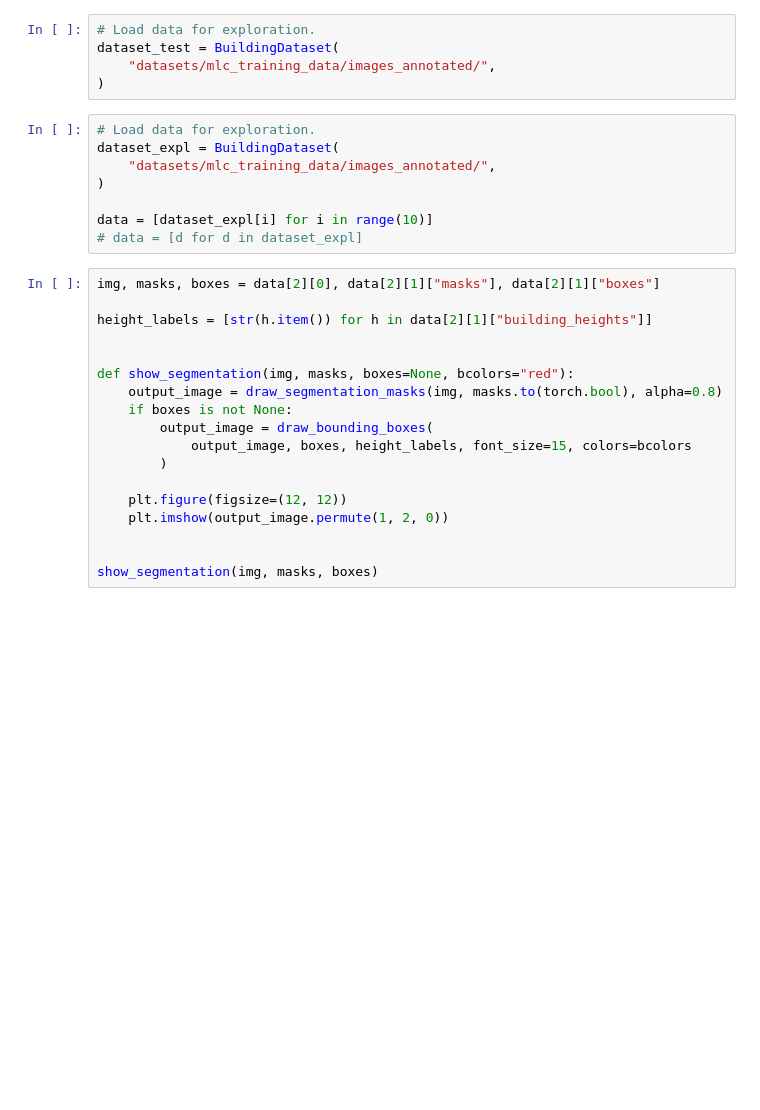
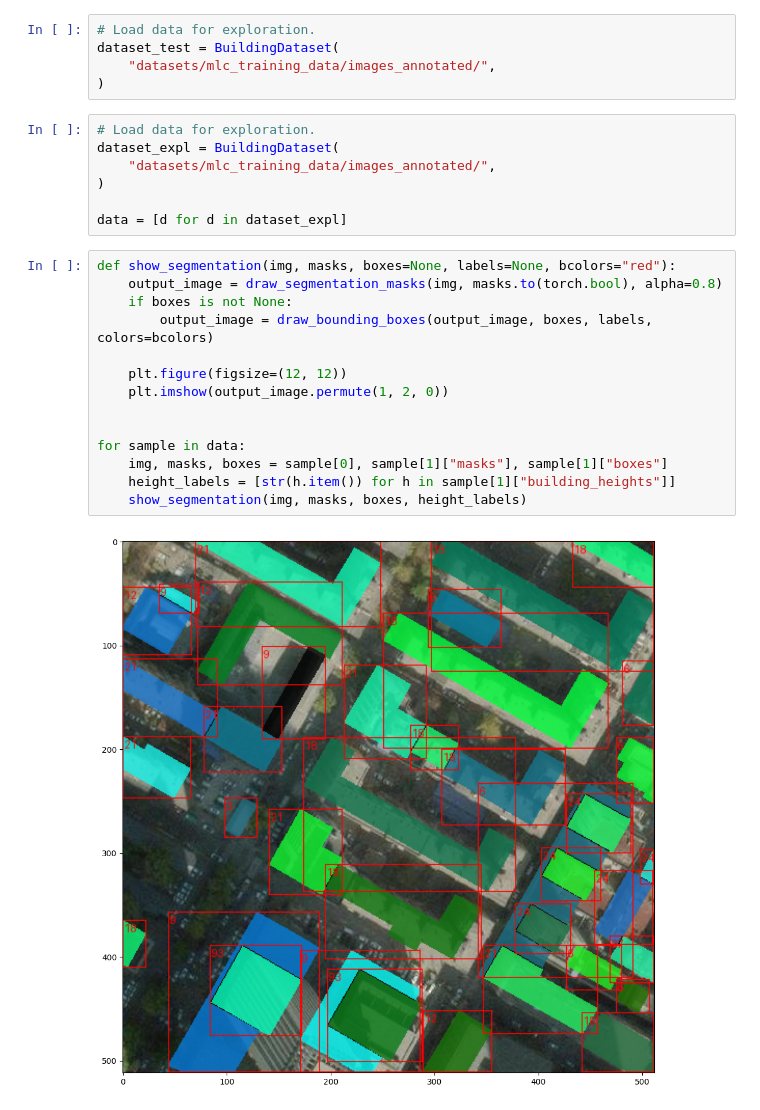
Before and after one commit to meddion/building_height_estimation, a Jupyter notebook: main.ipynb, the cells around one changed output. Cells and saved outputs as stored; diff of their text form; blank space fills up the shorter version.

```diff
--- a/main.ipynb
+++ b/main.ipynb
@@ -18,26 +18,23 @@ dataset_expl = BuildingDataset(
     "datasets/mlc_training_data/images_annotated/",
 )
 
-data = [dataset_expl[i] for i in range(10)]
-# data = [d for d in dataset_expl]
+data = [d for d in dataset_expl]
 # %%
-img, masks, boxes = data[2][0], data[2][1]["masks"], data[2][1]["boxes"]
-
-height_labels = [str(h.item()) for h in data[2][1]["building_heights"]]
-
-
-def show_segmentation(img, masks, boxes=None, bcolors="red"):
+def show_segmentation(img, masks, boxes=None, labels=None, bcolors="red"):
     output_image = draw_segmentation_masks(img, masks.to(torch.bool), alpha=0.8)
     if boxes is not None:
-        output_image = draw_bounding_boxes(
-            output_image, boxes, height_labels, font_size=15, colors=bcolors
-        )
+        output_image = draw_bounding_boxes(output_image, boxes, labels, colors=bcolors)
 
     plt.figure(figsize=(12, 12))
     plt.imshow(output_image.permute(1, 2, 0))
 
 
-show_segmentation(img, masks, boxes)
+for sample in data:
+    img, masks, boxes = sample[0], sample[1]["masks"], sample[1]["boxes"]
+    height_labels = [str(h.item()) for h in sample[1]["building_heights"]]
+    show_segmentation(img, masks, boxes, height_labels)
+# %% [output]
+[figure, added]
 # %%
 height_labels = [d[1]["building_heights"] for d in data]
 height_labels = torch.cat(height_labels).numpy()
```
Also changed, not shown: parts of 3 cells of this notebook.
